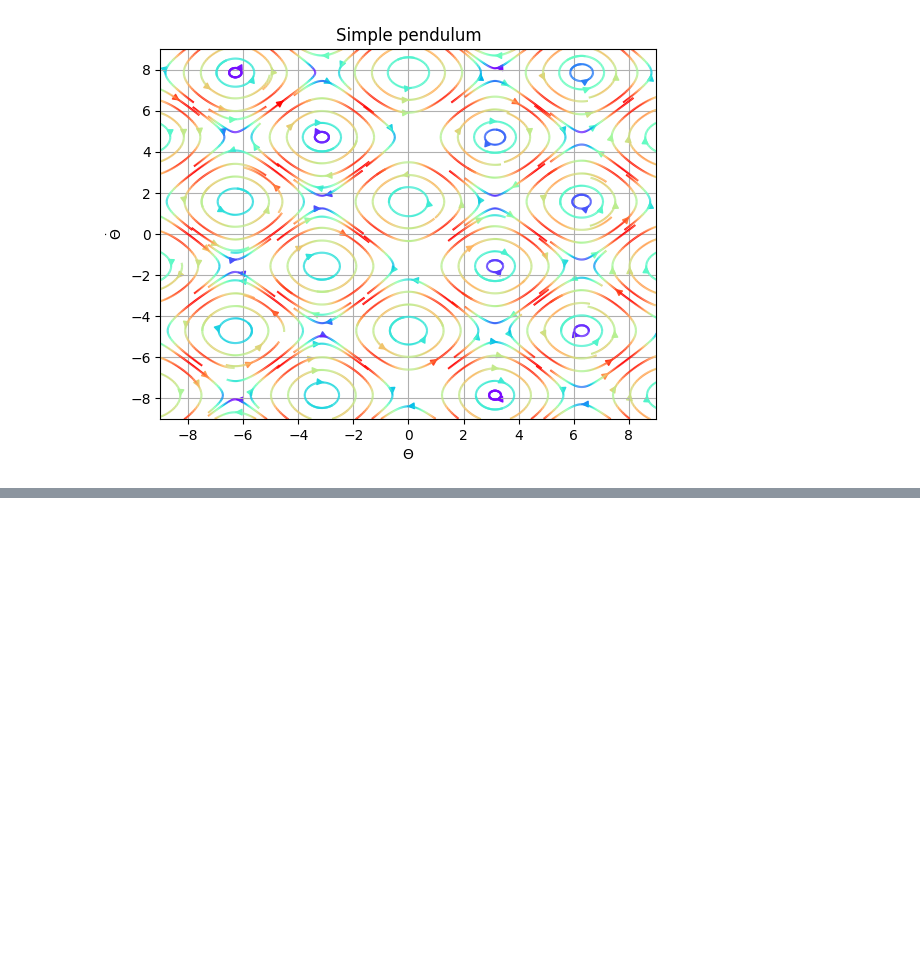
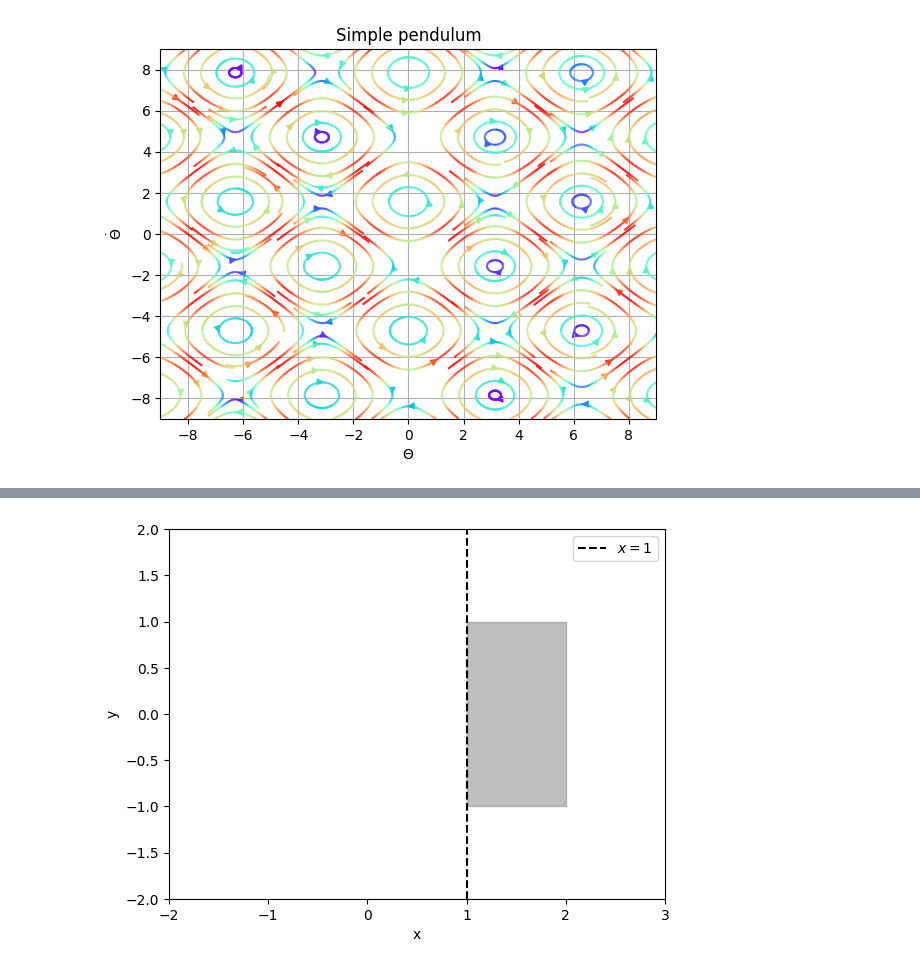
Before and after one commit to Jackmastro/Semester_Project, a Jupyter notebook: notebooks/tests.ipynb, the cells around one changed output, grey strips where cells are left out. Saved outputs shown, nothing was run; the diff lists cells and outputs as text; code cells hidden in the pictures; blank space fills up the shorter version.

```diff
--- a/notebooks/tests.ipynb
+++ b/notebooks/tests.ipynb
@@ -29,0 +97,26 @@ SimplePendulum.plot()
+# %%
+import matplotlib.pyplot as plt
+
+# Sample figure
+fig, ax = plt.subplots()
+
+# Vertical line at x = 1
+x = 1
+ax.axvline(x=x, color='black', linestyle='--', label=r'$x = 1$')
+
+# Define y limits for top and bottom halves
+y_bottom, y_top = -2, 2
+
+# Fill the left region (gray) for x < 1
+ax.fill_betweenx([-1, 1], 2, x, color='gray', alpha=0.5)
+
+# Adjust limits and labels
+ax.set_xlim(-2, 3)
+ax.set_ylim(y_bottom, y_top)
+ax.set_xlabel("x")
+ax.set_ylabel("y")
+ax.legend()
+
+plt.show()
+# %% [output]
+[figure, added]
```
Also changed, not shown: parts of 4 cells of this notebook, 8 other files.
